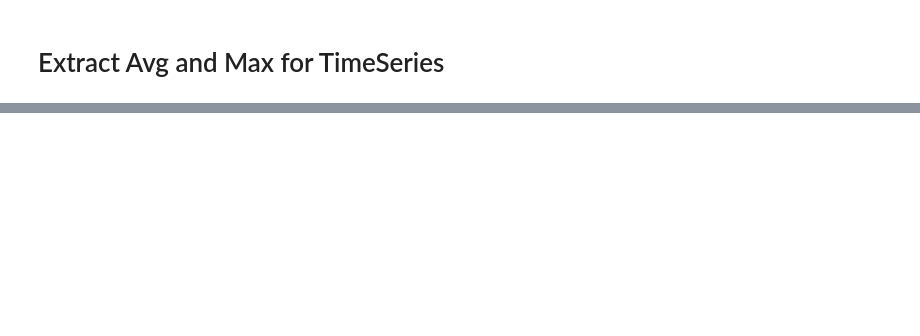
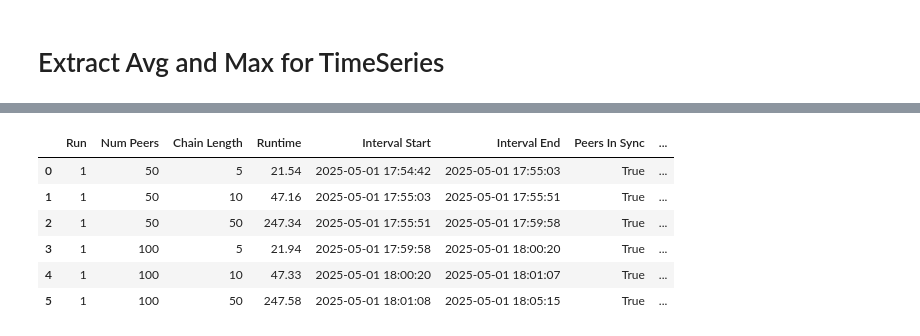
Before and after one commit to lizageorge/cs525_project, a Jupyter notebook: measuring/notebooks/extract_avg_max.ipynb, the cells around one changed output, grey strips where cells are left out. Drawn from its saved outputs; the diff is of its cells as text; code cells hidden in the pictures; blank space fills up the shorter version.

```diff
--- a/measuring/notebooks/extract_avg_max.ipynb
+++ b/measuring/notebooks/extract_avg_max.ipynb
@@ -26,0 +110,12 @@ results_df.head()
+# %%
+vmSphereExport = "../vmSphereExports/vm06_cpu_05_01_17_34_00_PM_18_34_00_PM.csv"
+
+cpu_df = pd.read_csv(vmSphereExport)
+# rename column "Usage in MHz for sp25-cs525-0720.cs.illinois.edu" to "usage"
+cpu_df.rename(
+    columns={"Usage in MHz for sp25-cs525-0706.cs.illinois.edu": "usage"}, inplace=True
+)
+# move all the time back four hours
+cpu_df["Time"] = pd.to_datetime(cpu_df["Time"]).dt.tz_localize(None)
+cpu_df["Time"] = cpu_df["Time"] - pd.Timedelta(hours=5)
+cpu_df.head()
@@ -26,0 +129,27 @@ results_df.head()
+# %%
+results_df["CPU Max"] = results_df.apply(
+    lambda row: cpu_df[
+        (cpu_df["Time"] >= row["Interval Start"])
+        & (cpu_df["Time"] <= row["Interval End"])
+    ]["usage"].max(),
+    axis=1,
+)
+
+# also find average
+results_df["CPU Avg"] = results_df.apply(
+    lambda row: cpu_df[
+        (cpu_df["Time"] >= row["Interval Start"])
+        & (cpu_df["Time"] <= row["Interval End"])
+    ]["usage"].mean(),
+    axis=1,
+)
+# %%
+results_df
+# %% [output]
+|  | Run | Num Peers | Chain Length | Runtime | Interval Start | Interval End | Peers In Sync | ... |
+| 0 | 1 | 50 | 5 | 21.54 | 2025-05-01 17:54:42 | 2025-05-01 17:55:03 | True | ... |
+| 1 | 1 | 50 | 10 | 47.16 | 2025-05-01 17:55:03 | 2025-05-01 17:55:51 | True | ... |
+| 2 | 1 | 50 | 50 | 247.34 | 2025-05-01 17:55:51 | 2025-05-01 17:59:58 | True | ... |
+| 3 | 1 | 100 | 5 | 21.94 | 2025-05-01 17:59:58 | 2025-05-01 18:00:20 | True | ... |
+| 4 | 1 | 100 | 10 | 47.33 | 2025-05-01 18:00:20 | 2025-05-01 18:01:07 | True | ... |
+| 5 | 1 | 100 | 50 | 247.58 | 2025-05-01 18:01:08 | 2025-05-01 18:05:15 | True | ... |
```
Also changed, not shown: parts of 14 cells of this notebook, 23 other files.
